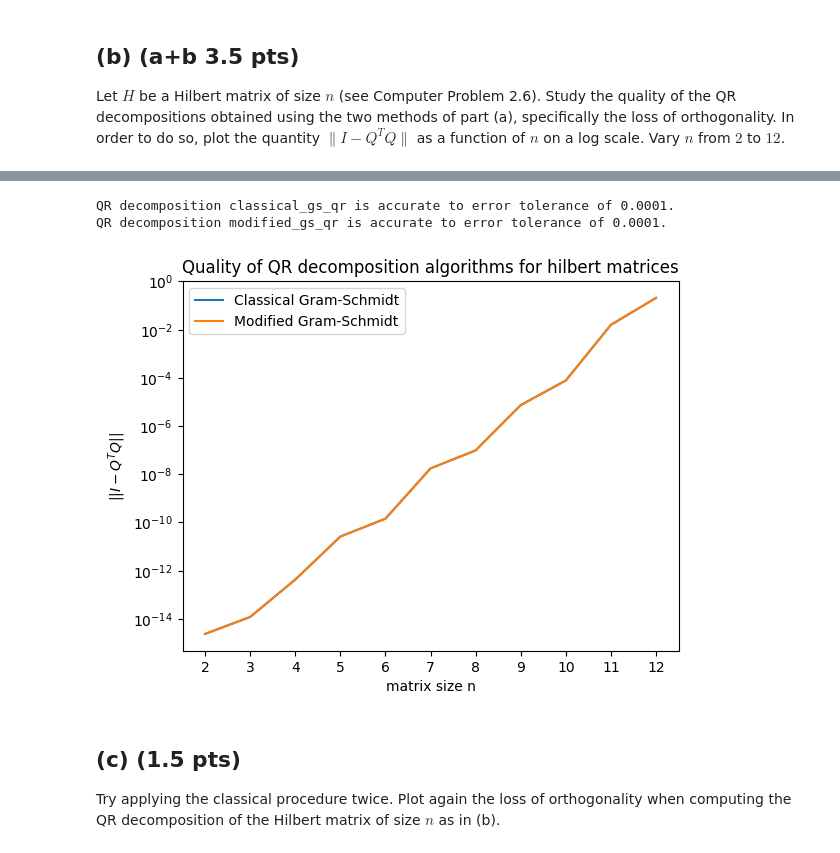
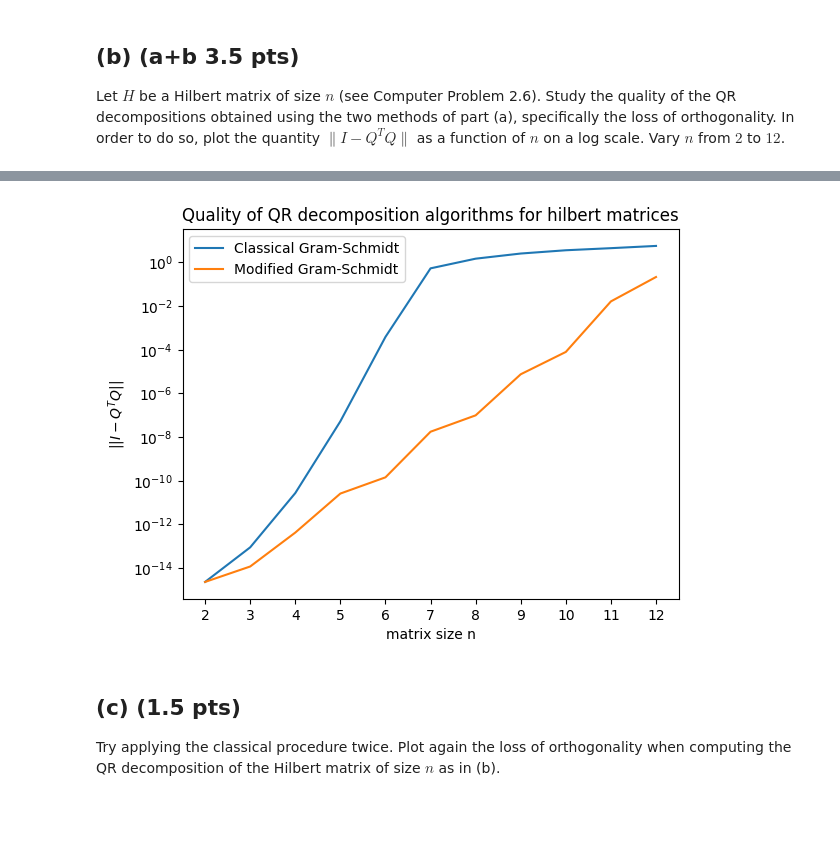
Before and after one commit to jonas4climate/na-assignment1, a Jupyter notebook: hw3_2023.ipynb, the cells around one changed output, grey strips where cells are left out. Cells and saved outputs as stored; diff of their text form; code cells hidden in the pictures; blank space fills up the shorter version.

```diff
--- a/hw3_2023.ipynb
+++ b/hw3_2023.ipynb
@@ -44,29 +36,19 @@ def classical_gs_qr(A):
     Q = np.zeros((m,n))
     R = np.zeros((m,n))
 
-    for j in range(n):
-        y = A[:,j]
-        for i in range(j):
-            coefficient = np.dot(Q[:, i], y)
-            y = y - coefficient * Q[:, i]
-            R[i,j] = coefficient
-        norm = np.linalg.norm(y)
-        if norm == 0:
+    for k in range(n):
+        Q[:,k] = A[:,k]
+        for j in range(k):
+            R[j,k] = Q[:,j].T @ A[:,k]
+            Q[:,k] -= R[j,k] * Q[:,j]
+        R[k,k] = np.linalg.norm(Q[:,k])
+        if R[k,k] == 0:
             raise ValueError("The columns of A are linearly dependent.")
-        R[j,j] = norm
-        Q[:,j] = y / norm
+        Q[:,k] /= R[k,k]
+
     assert (A==A_copy).all(), "The input matrix was modified."
     return Q,R
 
-    # for j in range(n):
-    #     R[j,j] = np.linalg.norm(V[:,j])
-    #     Q[:,j] = V[:,j] / R[j,j]
-    #     for k in range(j):
-    #         R[k, j] = Q[:, k].T @ V[:, j]
-    #         V[:, j] -= R[k, j] * Q[:, k]
-    #     R[j,j] = np.linalg.norm(V[:,j])
-    #     if R[j,j] == 0:
-    #         raise ValueError("The columns of A are linearly dependent.")
 
 def modified_gs_qr(A):
     """
@@ -87,7 +69,7 @@ def modified_gs_qr(A):
             raise ValueError("The columns of A are linearly dependent.")
 
         for k in range(j+1,n):
-            R[j, k] = Q[:, j].T @ V[:, k]
+            R[j, k] = Q[:, j] @ V[:, k]
             V[:, k] -= R[j, k] * Q[:, j]
 
     assert (A==A_copy).all(), "The input matrix was modified."
@@ -167,23 +151,18 @@ def compare_loss_qr_decomp_methods(fs, n_space=(2, 13)):
 # %%
-test_qr_decomp_func(classical_gs_qr)
-test_qr_decomp_func(modified_gs_qr) # Currently failing due to lack of implementation of modified_gram_schmidt
-
 n_space, losses = compare_loss_qr_decomp_methods(fs=(classical_gs_qr, modified_gs_qr))
 loss_classic, loss_modified = losses[0], losses[1]
 
 plt.plot(n_space, loss_classic, label='Classical Gram-Schmidt')
 plt.plot(n_space, loss_modified, label='Modified Gram-Schmidt')
 plt.xlabel('matrix size n')
 plt.xticks(n_space)
 plt.ylabel('$||I - Q^TQ||$')
 plt.yscale('log')
 plt.title('Quality of QR decomposition algorithms for hilbert matrices')
 plt.legend()
 plt.show()
 # %% [output]
-QR decomposition classical_gs_qr is accurate to error tolerance of 0.0001.
-QR decomposition modified_gs_qr is accurate to error tolerance of 0.0001.
-[figure, old version]
+[figure, new version]
 # %% [markdown]
 ## (c) (1.5 pts)
 Try applying the classical procedure twice. Plot again the loss of orthogonality when computing the QR decomposition of the Hilbert matrix of size $n$ as in (b).
```
Also changed, not shown: parts of 9 cells of this notebook.
